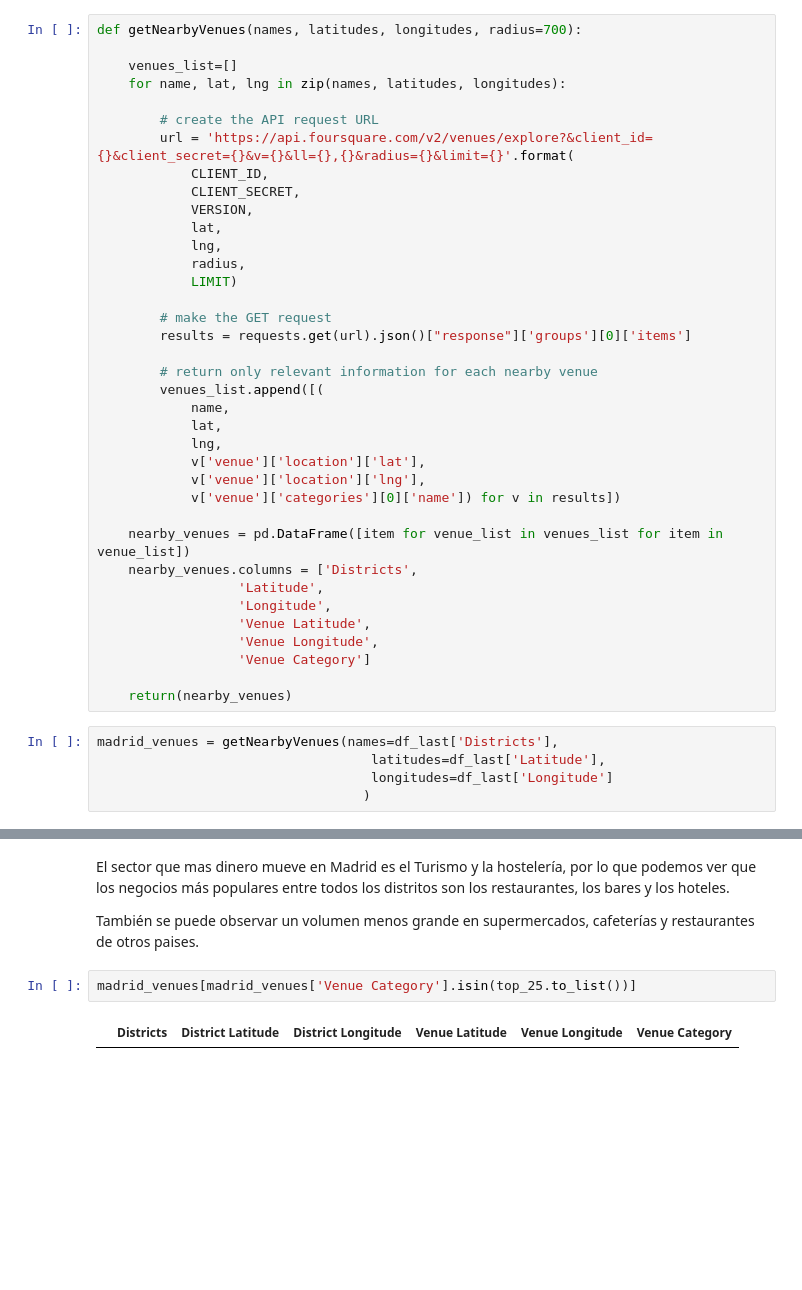
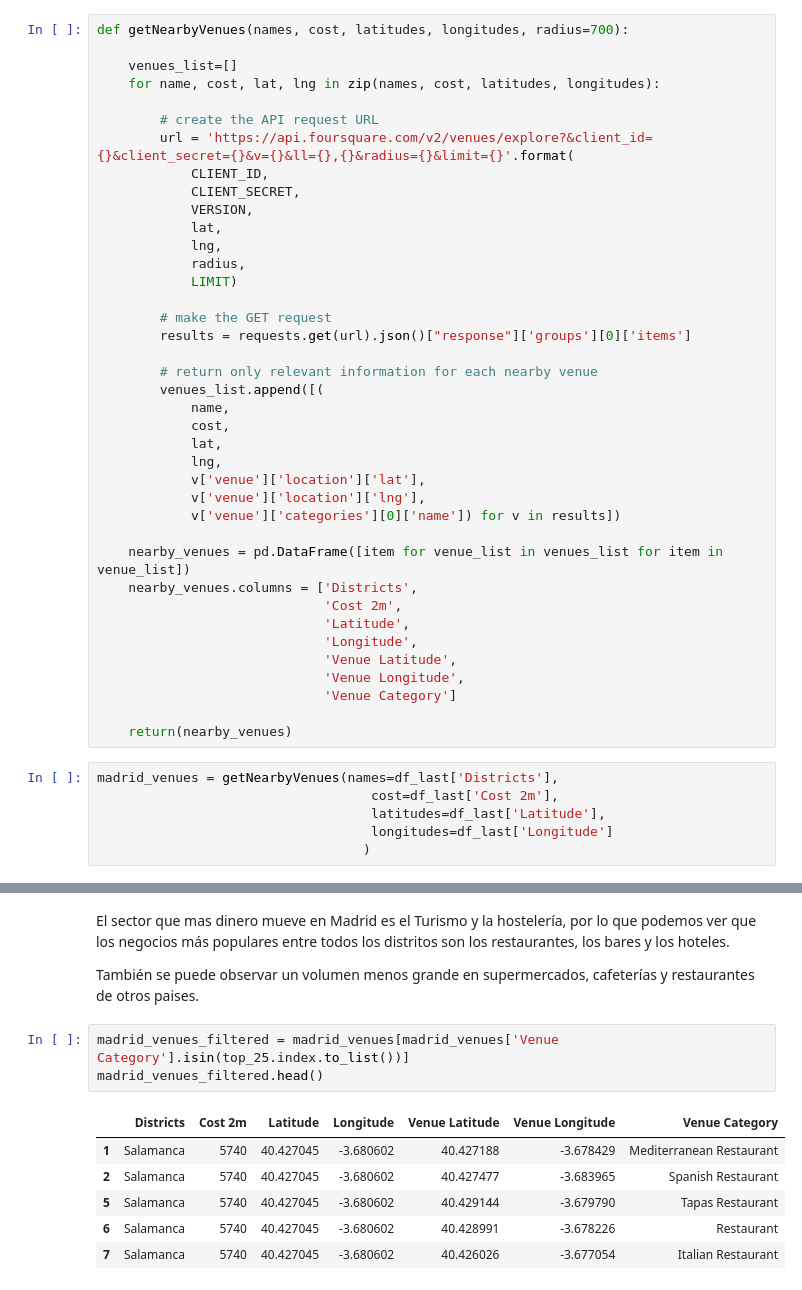
Before and after one commit to Warckor/Coursera_Capstone, a Jupyter notebook: Final_Assignment/House_Sales_Analytics_EN.ipynb, the cells around one changed output, grey strips where cells are left out. Cells and saved outputs as stored; diff of their text form; blank space fills up the shorter version.

```diff
--- a/Final_Assignment/House_Sales_Analytics_EN.ipynb
+++ b/Final_Assignment/House_Sales_Analytics_EN.ipynb
@@ -167,10 +169,10 @@ CLIENT_SECRET = 'SN0SN255LEFEZRVKV4K5JLNAMSKBA3VVUTO50UVU2P0ZTL5B'
 VERSION = '20180605'
 LIMIT = 100
 # %%
-def getNearbyVenues(names, latitudes, longitudes, radius=700):
+def getNearbyVenues(names, cost, latitudes, longitudes, radius=700):
 
     venues_list=[]
-    for name, lat, lng in zip(names, latitudes, longitudes):
+    for name, cost, lat, lng in zip(names, cost, latitudes, longitudes):
 
         # create the API request URL
         url = 'https://api.foursquare.com/v2/venues/explore?&client_id={}&client_secret={}&v={}&ll={},{}&radius={}&limit={}'.format(
@@ -188,6 +190,7 @@ def getNearbyVenues(names, latitudes, longitudes, radius=700):
         # return only relevant information for each nearby venue
         venues_list.append([(
             name,
+            cost,
             lat,
             lng,
             v['venue']['location']['lat'],
@@ -196,15 +199,17 @@ def getNearbyVenues(names, latitudes, longitudes, radius=700):
 
     nearby_venues = pd.DataFrame([item for venue_list in venues_list for item in venue_list])
     nearby_venues.columns = ['Districts',
-                  'Latitude',
-                  'Longitude',
-                  'Venue Latitude',
-                  'Venue Longitude',
-                  'Venue Category']
+                             'Cost 2m',
+                             'Latitude',
+                             'Longitude',
+                             'Venue Latitude',
+                             'Venue Longitude',
+                             'Venue Category']
 
     return(nearby_venues)
 # %%
 madrid_venues = getNearbyVenues(names=df_last['Districts'],
+                                   cost=df_last['Cost 2m'],
                                    latitudes=df_last['Latitude'],
                                    longitudes=df_last['Longitude']
                                   )
@@ -231,6 +236,12 @@ El sector que mas dinero mueve en Madrid es el Turismo y la hostelería, por lo
 
 También se puede observar un volumen menos grande en supermercados, cafeterías y restaurantes de otros paises.
 # %%
-madrid_venues[madrid_venues['Venue Category'].isin(top_25.to_list())]
+madrid_venues_filtered = madrid_venues[madrid_venues['Venue Category'].isin(top_25.index.to_list())]
+madrid_venues_filtered.head()
 # %% [output]
-|  | Districts | District Latitude | District Longitude | Venue Latitude | Venue Longitude | Venue Category |
+|  | Districts | Cost 2m | Latitude | Longitude | Venue Latitude | Venue Longitude | Venue Category |
+| 1 | Salamanca | 5740 | 40.427045 | -3.680602 | 40.427188 | -3.678429 | Mediterranean Restaurant |
+| 2 | Salamanca | 5740 | 40.427045 | -3.680602 | 40.427477 | -3.683965 | Spanish Restaurant |
+| 5 | Salamanca | 5740 | 40.427045 | -3.680602 | 40.429144 | -3.679790 | Tapas Restaurant |
+| 6 | Salamanca | 5740 | 40.427045 | -3.680602 | 40.428991 | -3.678226 | Restaurant |
+| 7 | Salamanca | 5740 | 40.427045 | -3.680602 | 40.426026 | -3.677054 | Italian Restaurant |
```
Also changed, not shown: parts of 8 cells of this notebook.
